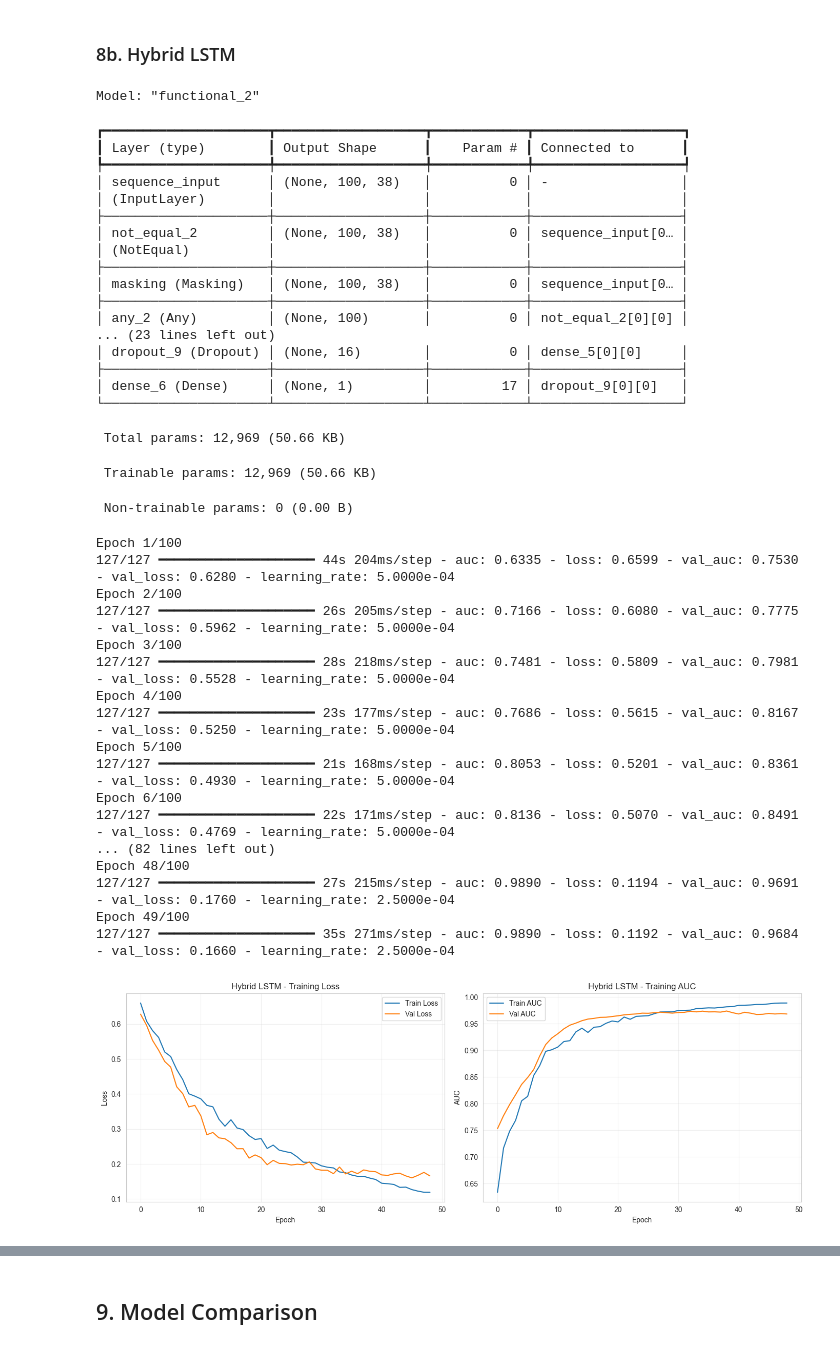
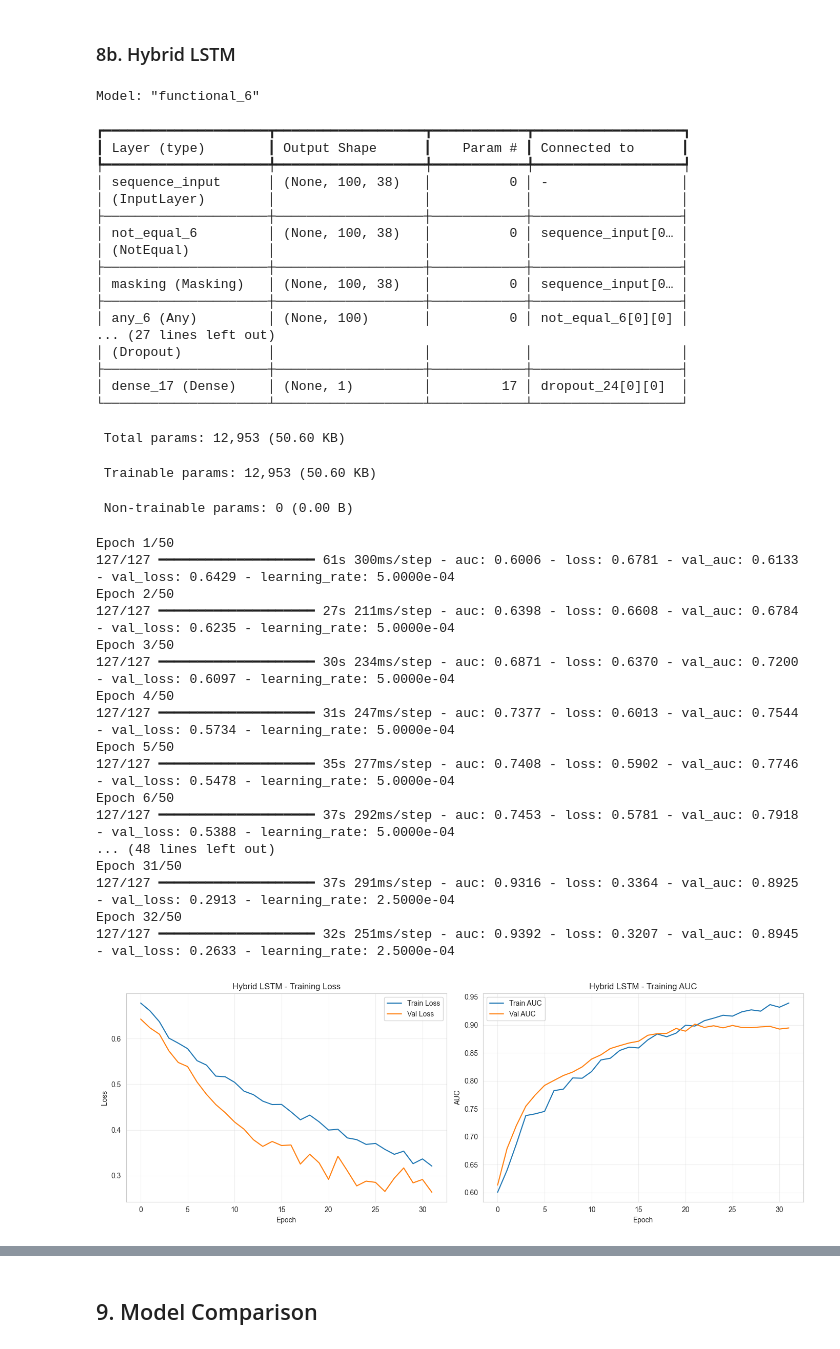
Before and after one commit to Attabeezy/sequential-crm-for-dce, a Jupyter notebook: notebooks/credit_risk_model.ipynb, the cells around one changed output, grey strips where cells are left out. Cells and saved outputs as stored; diff of their text form; code cells hidden in the pictures.

```diff
--- a/notebooks/credit_risk_model.ipynb
+++ b/notebooks/credit_risk_model.ipynb
@@ -387,7 +387,8 @@ df_merged = df_merged[df_merged['credit_risk_label'] != -1].copy()
 df_merged['default'] = (df_merged['credit_risk_label'] == 2).astype(int)
 df_merged = loader._engineer_loan_features(df_merged)
 
-drop_cols = ['user_id', 'credit_risk_label', 'credit_archetype', 'default', 'gen_txn_count']
+drop_cols = ['user_id', 'credit_risk_label', 'credit_archetype', 'default', 'gen_txn_count',
+             'final_credit_limit', 'loans_taken']
 feature_cols = [c for c in df_merged.columns if c not in drop_cols]
 
 # Fit static scaler on train users only to avoid data leakage
@@ -594,63 +595,63 @@ hybrid_model.model.summary()
 
 hybrid_history = hybrid_model.fit(
     X_train_seq, X_train_static_lstm, y_train_lstm,
-    epochs=100, batch_size=32,
+    epochs=50, batch_size=32,
     class_weight=class_weights_lstm,
 )
 
 fig, (ax1, ax2) = plt.subplots(1, 2, figsize=(14, 5))
 ax1.plot(hybrid_history.history['loss'], label='Train Loss')
 ax1.plot(hybrid_history.history['val_loss'], label='Val Loss')
 ax1.set_xlabel('Epoch'); ax1.set_ylabel('Loss')
 ax1.set_title('Hybrid LSTM - Training Loss')
 ax1.legend(); ax1.grid(True, alpha=0.3)
 ax2.plot(hybrid_history.history['auc'], label='Train AUC')
 ax2.plot(hybrid_history.history['val_auc'], label='Val AUC')
 ax2.set_xlabel('Epoch'); ax2.set_ylabel('AUC')
 ax2.set_title('Hybrid LSTM - Training AUC')
 ax2.legend(); ax2.grid(True, alpha=0.3)
 plt.tight_layout()
 plt.show()
 # %% [output]
-Model: "functional_2"
+Model: "functional_6"
 ┏━━━━━━━━━━━━━━━━━━━━━┳━━━━━━━━━━━━━━━━━━━┳━━━━━━━━━━━━┳━━━━━━━━━━━━━━━━━━━┓
 ┃ Layer (type)        ┃ Output Shape      ┃    Param # ┃ Connected to      ┃
 ┡━━━━━━━━━━━━━━━━━━━━━╇━━━━━━━━━━━━━━━━━━━╇━━━━━━━━━━━━╇━━━━━━━━━━━━━━━━━━━┩
 │ sequence_input      │ (None, 100, 38)   │          0 │ -                 │
 │ (InputLayer)        │                   │            │                   │
 ├─────────────────────┼───────────────────┼────────────┼───────────────────┤
-│ not_equal_2         │ (None, 100, 38)   │          0 │ sequence_input[0… │
+│ not_equal_6         │ (None, 100, 38)   │          0 │ sequence_input[0… │
 │ (NotEqual)          │                   │            │                   │
 ├─────────────────────┼───────────────────┼────────────┼───────────────────┤
 │ masking (Masking)   │ (None, 100, 38)   │          0 │ sequence_input[0… │
 ├─────────────────────┼───────────────────┼────────────┼───────────────────┤
-│ any_2 (Any)         │ (None, 100)       │          0 │ not_equal_2[0][0] │
-... (23 lines left out)
-│ dropout_9 (Dropout) │ (None, 16)        │          0 │ dense_5[0][0]     │
+│ any_6 (Any)         │ (None, 100)       │          0 │ not_equal_6[0][0] │
+... (27 lines left out)
+│ (Dropout)           │                   │            │                   │
 ├─────────────────────┼───────────────────┼────────────┼───────────────────┤
-│ dense_6 (Dense)     │ (None, 1)         │         17 │ dropout_9[0][0]   │
+│ dense_17 (Dense)    │ (None, 1)         │         17 │ dropout_24[0][0]  │
 └─────────────────────┴───────────────────┴────────────┴───────────────────┘
- Total params: 12,969 (50.66 KB)
+ Total params: 12,953 (50.60 KB)
- Trainable params: 12,969 (50.66 KB)
+ Trainable params: 12,953 (50.60 KB)
  Non-trainable params: 0 (0.00 B)
-Epoch 1/100
-127/127 ━━━━━━━━━━━━━━━━━━━━ 44s 204ms/step - auc: 0.6335 - loss: 0.6599 - val_auc: 0.7530 - val_loss: 0.6280 - learning_rate: 5.0000e-04
-Epoch 2/100
-127/127 ━━━━━━━━━━━━━━━━━━━━ 26s 205ms/step - auc: 0.7166 - loss: 0.6080 - val_auc: 0.7775 - val_loss: 0.5962 - learning_rate: 5.0000e-04
-Epoch 3/100
-127/127 ━━━━━━━━━━━━━━━━━━━━ 28s 218ms/step - auc: 0.7481 - loss: 0.5809 - val_auc: 0.7981 - val_loss: 0.5528 - learning_rate: 5.0000e-04
-Epoch 4/100
-127/127 ━━━━━━━━━━━━━━━━━━━━ 23s 177ms/step - auc: 0.7686 - loss: 0.5615 - val_auc: 0.8167 - val_loss: 0.5250 - learning_rate: 5.0000e-04
-Epoch 5/100
-127/127 ━━━━━━━━━━━━━━━━━━━━ 21s 168ms/step - auc: 0.8053 - loss: 0.5201 - val_auc: 0.8361 - val_loss: 0.4930 - learning_rate: 5.0000e-04
-Epoch 6/100
-127/127 ━━━━━━━━━━━━━━━━━━━━ 22s 171ms/step - auc: 0.8136 - loss: 0.5070 - val_auc: 0.8491 - val_loss: 0.4769 - learning_rate: 5.0000e-04
-... (82 lines left out)
-Epoch 48/100
-127/127 ━━━━━━━━━━━━━━━━━━━━ 27s 215ms/step - auc: 0.9890 - loss: 0.1194 - val_auc: 0.9691 - val_loss: 0.1760 - learning_rate: 2.5000e-04
-Epoch 49/100
-127/127 ━━━━━━━━━━━━━━━━━━━━ 35s 271ms/step - auc: 0.9890 - loss: 0.1192 - val_auc: 0.9684 - val_loss: 0.1660 - learning_rate: 2.5000e-04
+Epoch 1/50
+127/127 ━━━━━━━━━━━━━━━━━━━━ 61s 300ms/step - auc: 0.6006 - loss: 0.6781 - val_auc: 0.6133 - val_loss: 0.6429 - learning_rate: 5.0000e-04
+Epoch 2/50
+127/127 ━━━━━━━━━━━━━━━━━━━━ 27s 211ms/step - auc: 0.6398 - loss: 0.6608 - val_auc: 0.6784 - val_loss: 0.6235 - learning_rate: 5.0000e-04
+Epoch 3/50
+127/127 ━━━━━━━━━━━━━━━━━━━━ 30s 234ms/step - auc: 0.6871 - loss: 0.6370 - val_auc: 0.7200 - val_loss: 0.6097 - learning_rate: 5.0000e-04
+Epoch 4/50
+127/127 ━━━━━━━━━━━━━━━━━━━━ 31s 247ms/step - auc: 0.7377 - loss: 0.6013 - val_auc: 0.7544 - val_loss: 0.5734 - learning_rate: 5.0000e-04
+Epoch 5/50
+127/127 ━━━━━━━━━━━━━━━━━━━━ 35s 277ms/step - auc: 0.7408 - loss: 0.5902 - val_auc: 0.7746 - val_loss: 0.5478 - learning_rate: 5.0000e-04
+Epoch 6/50
+127/127 ━━━━━━━━━━━━━━━━━━━━ 37s 292ms/step - auc: 0.7453 - loss: 0.5781 - val_auc: 0.7918 - val_loss: 0.5388 - learning_rate: 5.0000e-04
+... (48 lines left out)
+Epoch 31/50
+127/127 ━━━━━━━━━━━━━━━━━━━━ 37s 291ms/step - auc: 0.9316 - loss: 0.3364 - val_auc: 0.8925 - val_loss: 0.2913 - learning_rate: 2.5000e-04
+Epoch 32/50
+127/127 ━━━━━━━━━━━━━━━━━━━━ 32s 251ms/step - auc: 0.9392 - loss: 0.3207 - val_auc: 0.8945 - val_loss: 0.2633 - learning_rate: 2.5000e-04
-[figure, old version]
+[figure, new version]
 # %%
 hybrid_proba = hybrid_model.predict_proba(X_test_seq, X_test_static_lstm)
 
```
Also changed, not shown: parts of 22 cells of this notebook, 10 other files.
